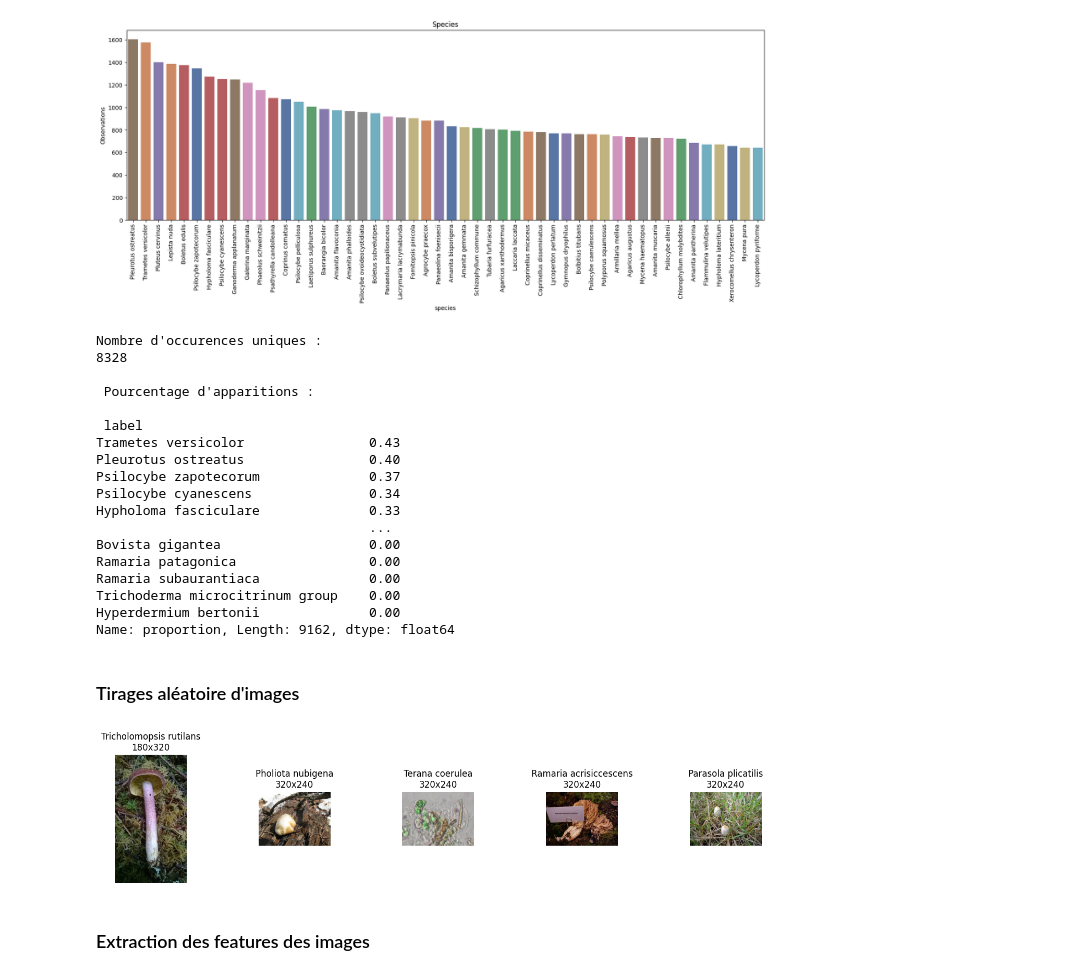
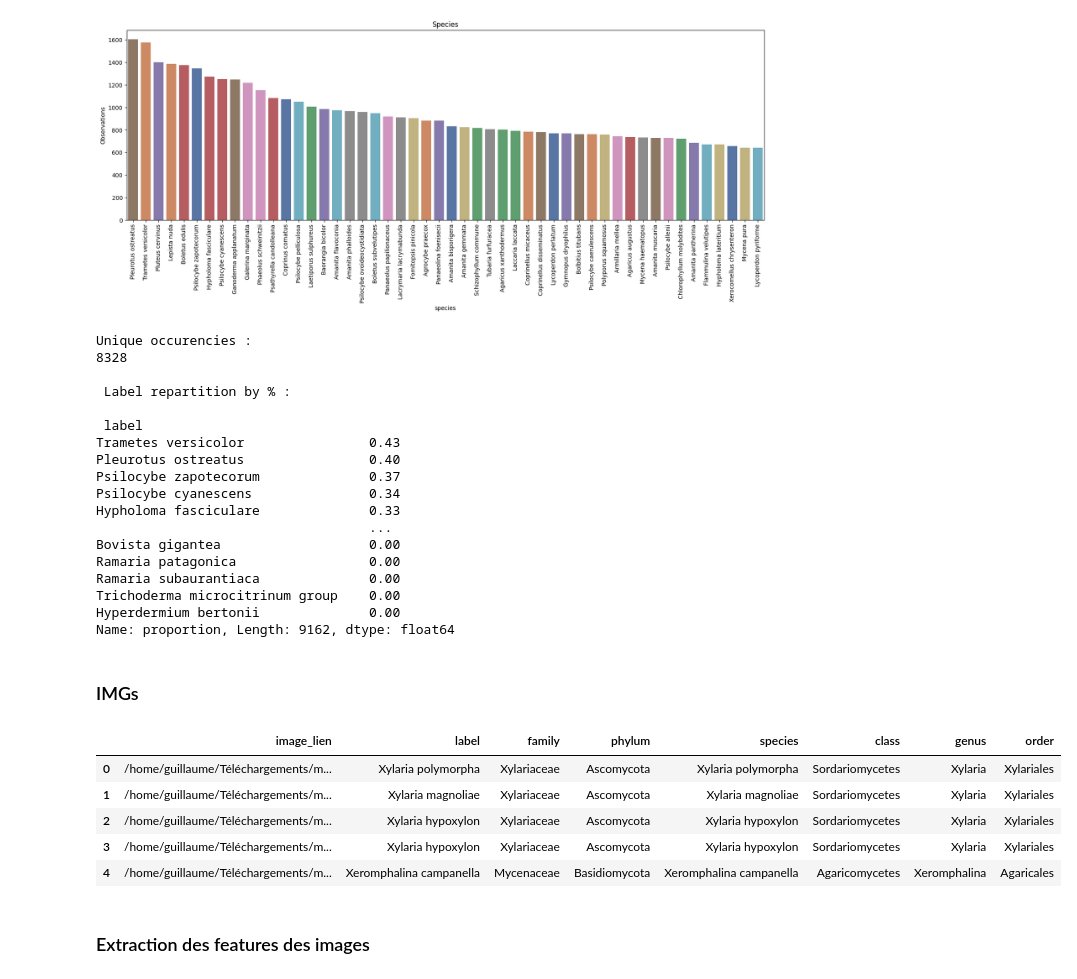
Before and after one commit to guillaumepot/mushroom_datascience, a Jupyter notebook: src/notebooks/2-data_analysis.ipynb, the cells around one changed output. Cells and saved outputs as stored; diff of their text form; code cells hidden in the pictures.

```diff
--- a/src/notebooks/2-data_analysis.ipynb
+++ b/src/notebooks/2-data_analysis.ipynb
@@ -222,16 +222,16 @@ plt.show()
 [figure]
 # %%
 # on s'interesse aux espèces représentées
-print('Nombre d\'occurences uniques :')
+print('Unique occurencies :')
 print(cleaned_dataset['species'].nunique())
 
-print('\n Pourcentage d\'apparitions :')
+print('\n Label repartition by % :')
 print('\n', (cleaned_dataset['label'].value_counts(normalize = True)*100).round(2))
 # %% [output]
-Nombre d'occurences uniques :
+Unique occurencies :
 8328
 
- Pourcentage d'apparitions :
+ Label repartition by % :
 
  label
 Trametes versicolor                0.43
@@ -247,5 +247,5 @@ Trichoderma microcitrinum group    0.00
 Hyperdermium bertonii              0.00
 Name: proportion, Length: 9162, dtype: float64
 # %% [markdown]
-### Tirages aléatoire d'images
+### IMGs
 # %%
@@ -276,15 +276,24 @@ def tirage_aleatoire(df, dataframe_col_label, dataframe_col_url, nb_tirages=5):
         plt.imshow(img)                                           # Display the image
         plt.title(f"{dataframe_col_label[j]}\n{width}x{height}")  # Image title -> Species name and dimensions
 # %%
-df_img_url=cleaned_dataset.copy()
+dataset_url = "../../storage/datas/csv/clean/cleaned_dataset_good_dimensions.csv"
+cleaned_dataset_good_dimensions=pd.read_csv(dataset_url, low_memory=False)
+df_img_url=cleaned_dataset_good_dimensions.copy()
 df_img_url['image_lien'] = df_img_url['image_lien'].apply(lambda x: img_url + x)
+# %%
+df_img_url.head()
+# %% [output]
+|  | image_lien | label | family | phylum | species | class | genus | order |
+| 0 | /home/guillaume/Téléchargements/m... | Xylaria polymorpha | Xylariaceae | Ascomycota | Xylaria polymorpha | Sordariomycetes | Xylaria | Xylariales |
+| 1 | /home/guillaume/Téléchargements/m... | Xylaria magnoliae | Xylariaceae | Ascomycota | Xylaria magnoliae | Sordariomycetes | Xylaria | Xylariales |
+| 2 | /home/guillaume/Téléchargements/m... | Xylaria hypoxylon | Xylariaceae | Ascomycota | Xylaria hypoxylon | Sordariomycetes | Xylaria | Xylariales |
+| 3 | /home/guillaume/Téléchargements/m... | Xylaria hypoxylon | Xylariaceae | Ascomycota | Xylaria hypoxylon | Sordariomycetes | Xylaria | Xylariales |
+| 4 | /home/guillaume/Téléchargements/m... | Xeromphalina campanella | Mycenaceae | Basidiomycota | Xeromphalina campanella | Agaricomycetes | Xeromphalina | Agaricales |
 # %%
-tirage_aleatoire(df=df_img_url,
-                 dataframe_col_label=df_img_url['species'],
-                 dataframe_col_url=df_img_url['image_lien'],
-                 nb_tirages=5)
+randomImg(df=df_img_url,
+          dataframe_col_label=df_img_url['species'],
+          dataframe_col_url=df_img_url['image_lien'],
+          nb_img=5)
-# %% [output]
-[figure, removed]
 # %% [markdown]
 ### Extraction des features des images
 # %%
```
Also changed, not shown: parts of 3 cells of this notebook, 10 other files.
